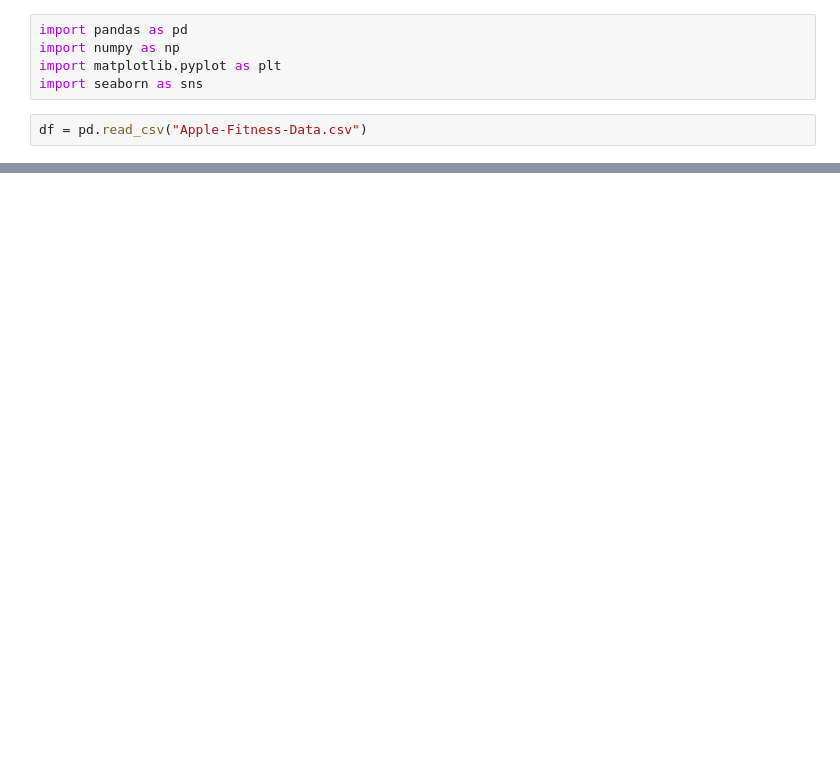
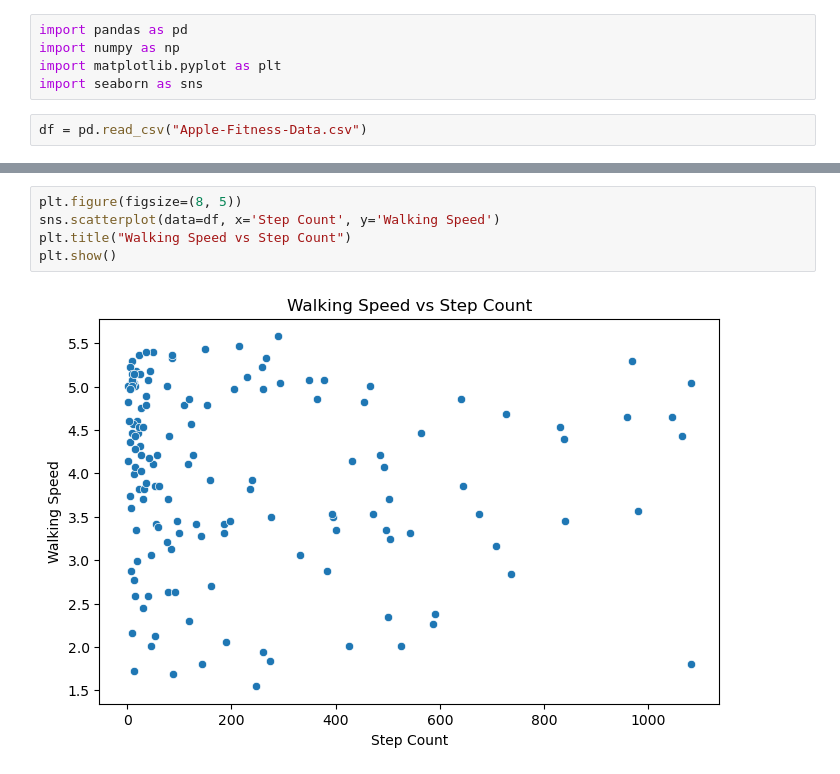
Before and after one commit to Vijay6923/election_project, a Jupyter notebook: L1_projectkb/fitness.ipynb, the cells around one changed output, grey strips where cells are left out. Saved outputs shown, nothing was run; the diff lists cells and outputs as text; blank space fills up the shorter version.

```diff
--- a/L1_projectkb/fitness.ipynb
+++ b/L1_projectkb/fitness.ipynb
@@ -7,0 +133,7 @@ df = pd.read_csv("Apple-Fitness-Data.csv")
+# %%
+plt.figure(figsize=(8, 5))
+sns.scatterplot(data=df, x='Step Count', y='Walking Speed')
+plt.title("Walking Speed vs Step Count")
+plt.show()
+# %% [output]
+[figure, added]
```
Also changed, not shown: parts of 12 cells of this notebook.
